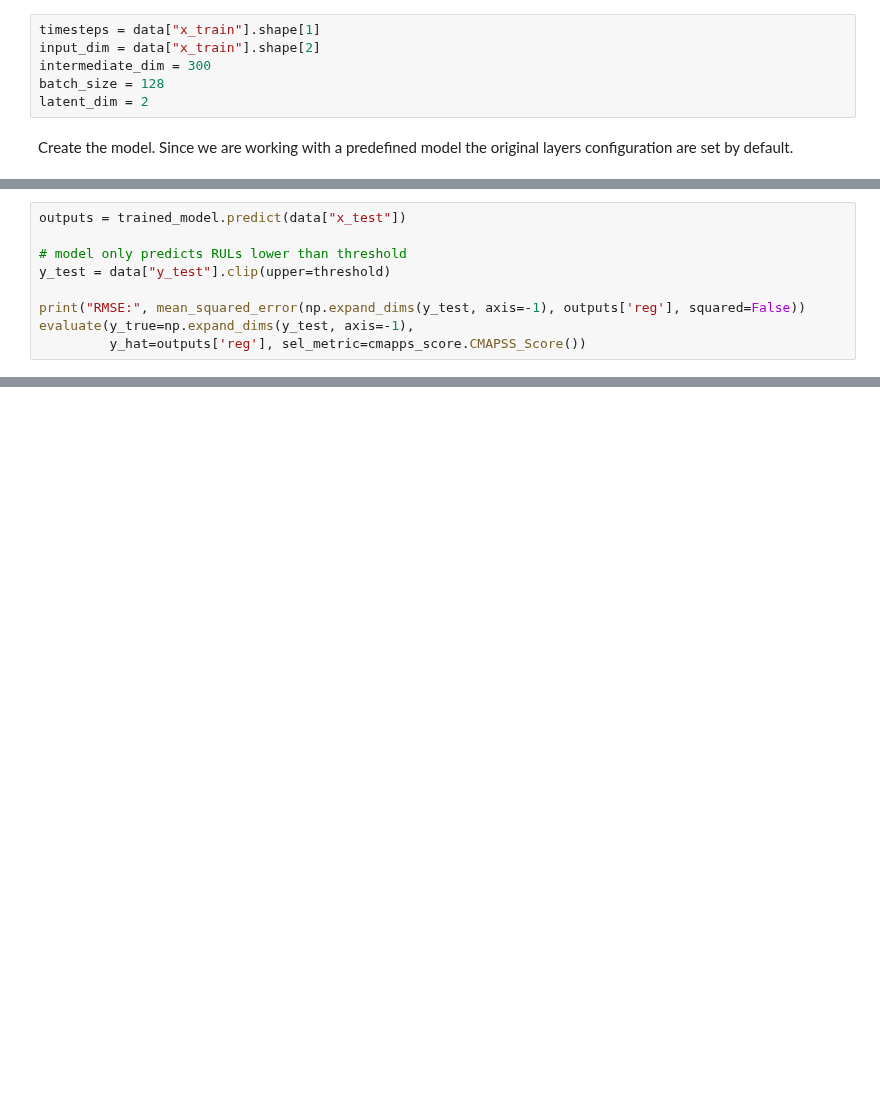
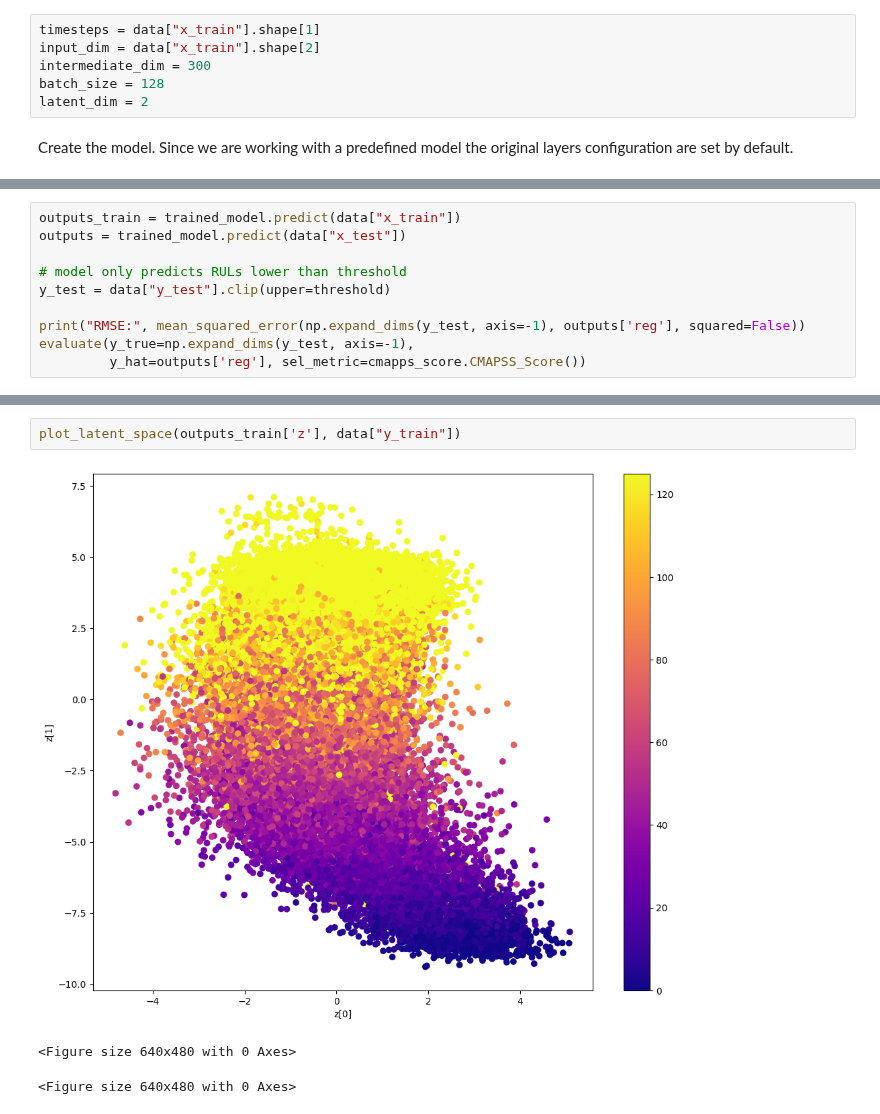
Before and after one commit to NahuelCostaCortez/rapidae, a Jupyter notebook: examples/RVE_RUL.ipynb, the cells around one changed output, grey strips where cells are left out. Drawn from its saved outputs; the diff is of its cells as text; blank space fills up the shorter version.

```diff
--- a/examples/RVE_RUL.ipynb
+++ b/examples/RVE_RUL.ipynb
@@ -146,6 +107,7 @@ Epoch 23: early stopping
 Let's now make evaluate the model over the test set. The selected metrics to evaluate this are the mean square error and the CMAPSS score.
 Here we can see the difference between using the evaluate method with a metric imported from the Scikit-Learn library and a custom one.
 # %%
+outputs_train = trained_model.predict(data["x_train"])
 outputs = trained_model.predict(data["x_test"])
 
 # model only predicts RULs lower than threshold
@@ -166,3 +127,9 @@ array(21563969.01492026)
+# %%
+plot_latent_space(outputs_train['z'], data["y_train"])
+# %% [output]
+[figure, added]
+<Figure size 640x480 with 0 Axes>
+<Figure size 640x480 with 0 Axes>
 # %%
 plot_latent_space(outputs['z'], data["y_test"])
 # %% [output]
```
Also changed, not shown: parts of 14 cells of this notebook, 1 other file.
